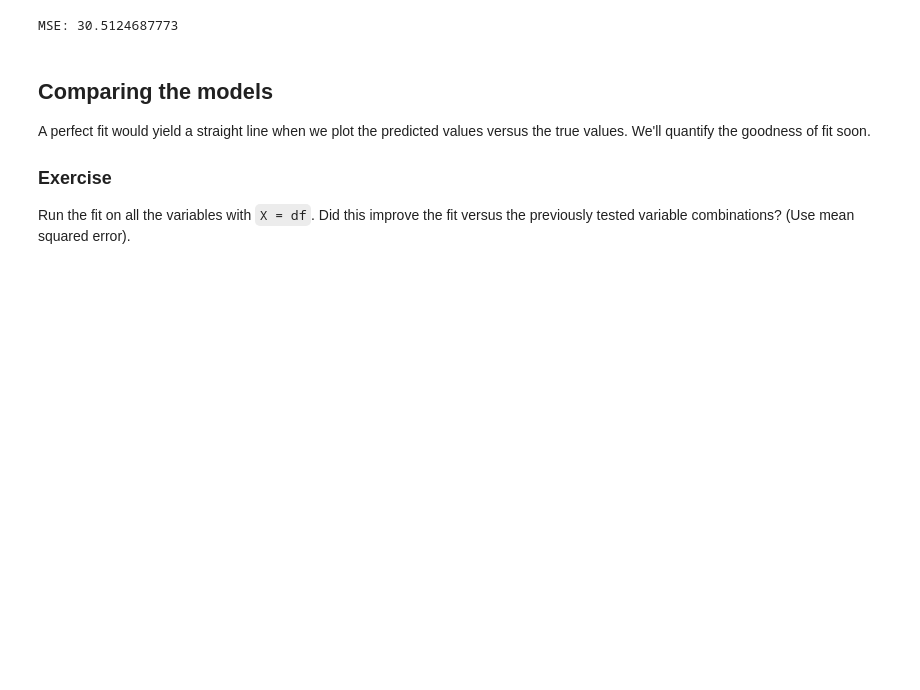
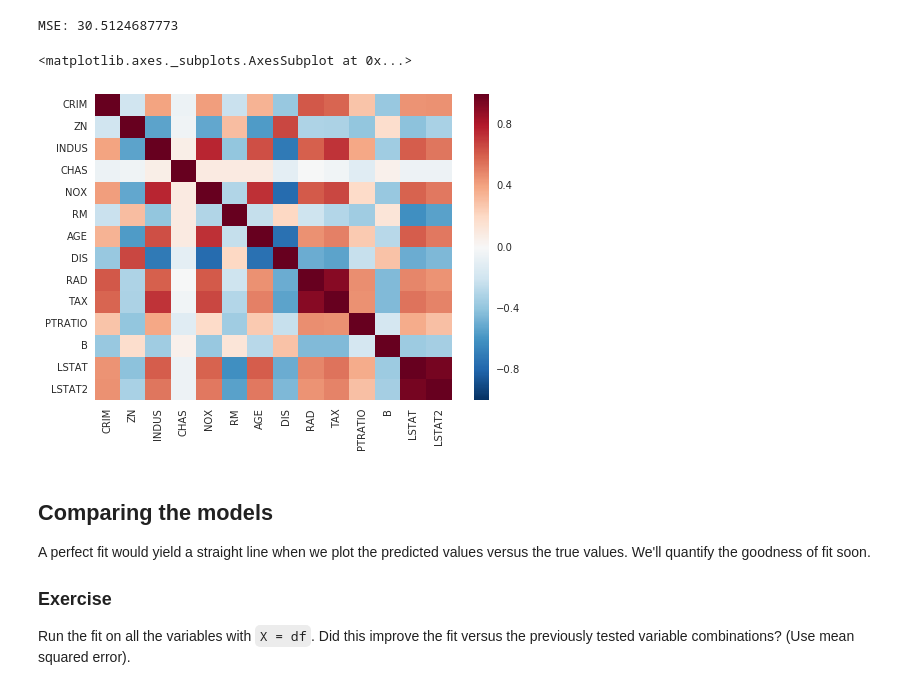
Before and after one commit to sambozek/DSI-SF-1-sebozek, a Jupyter notebook: Week3/1.3-linear-regression-with-statsmodels-and-scikit-learn/code/starter-code/W3 L1.3.ipynb, the cells around one changed output. Cells and saved outputs as stored; diff of their text form; code cells hidden in the pictures; blank space fills up the shorter version.

```diff
--- a/Week3/1.3-linear-regression-with-statsmodels-and-scikit-learn/code/starter-code/W3 L1.3.ipynb
+++ b/Week3/1.3-linear-regression-with-statsmodels-and-scikit-learn/code/starter-code/W3 L1.3.ipynb
@@ -145,6 +145,12 @@ print "MSE:", mean_squared_error(y, predictions)
 # %% [output]
 [figure]
 MSE: 30.5124687773
+# %%
+import seaborn as sns
+sns.heatmap(df.corr())
+# %% [output]
+<matplotlib.axes._subplots.AxesSubplot at 0x...>
+[figure, added]
 # %% [markdown]
 ## Comparing the models
 
```
Also changed, not shown: parts of 15 cells of this notebook, 2 other files.
